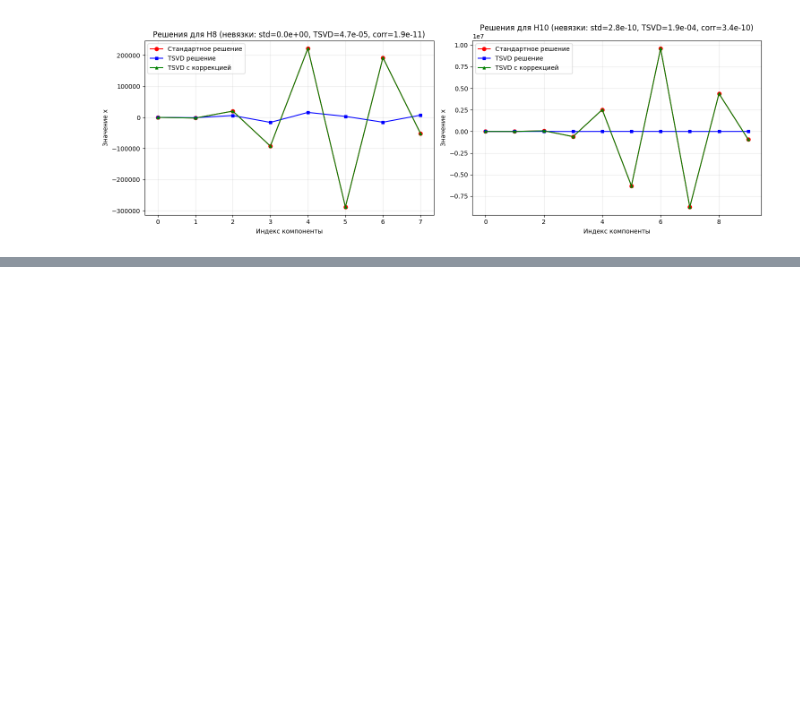
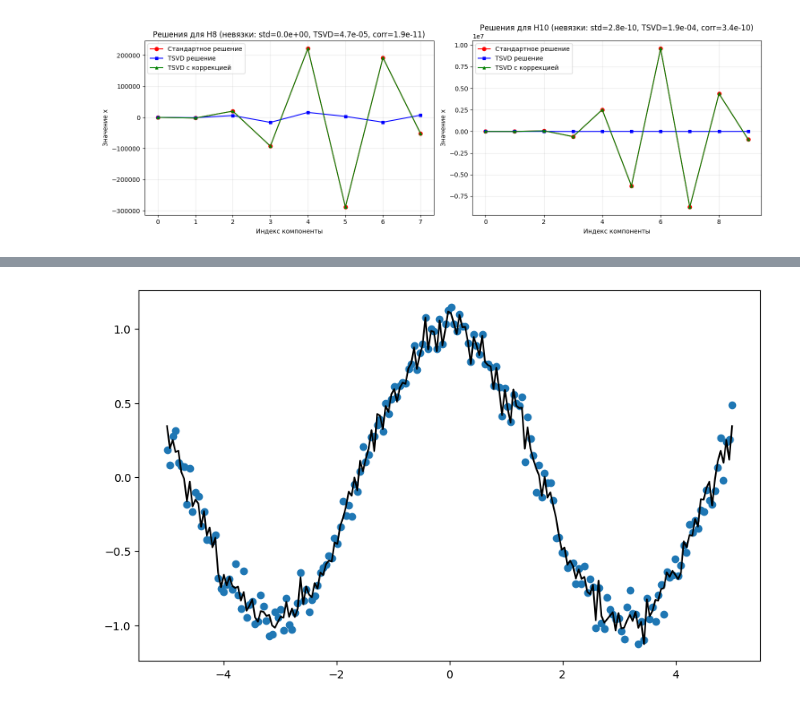
Before and after one commit to averageX56/vichmaty, a Jupyter notebook: Дз 3.ipynb, the cells around one changed output, grey strips where cells are left out. Cells and saved outputs as stored; diff of their text form; code cells hidden in the pictures; blank space fills up the shorter version.

```diff
--- a/Дз 3.ipynb
+++ b/Дз 3.ipynb
@@ -509,0 +566,27 @@ plt.show()
+# %%
+def create_cosine_basis(x, j):
+    n = len(x)
+    basis = np.ones((n, j + 1))
+
+    for i in range(1, j + 1):
+        basis[:, i] = np.cos(i * x)
+
+    return basis
+
+def predict_with_basis(x, w, j):
+    basis = create_cosine_basis(x, j)
+    return basis @ w
+
+j = 139
+cosine_basis = create_cosine_basis(x, j)
+
+w = ws[j]
+
+y_5 = cosine_basis @ w
+
+plt.figure(figsize=(10, 6))
+plt.scatter(x, y_label)
+plt.plot(x, y_5, c='k')
+plt.show()
+# %% [output]
+[figure, added]
```
Also changed, not shown: parts of 3 cells of this notebook, 2 other files.
